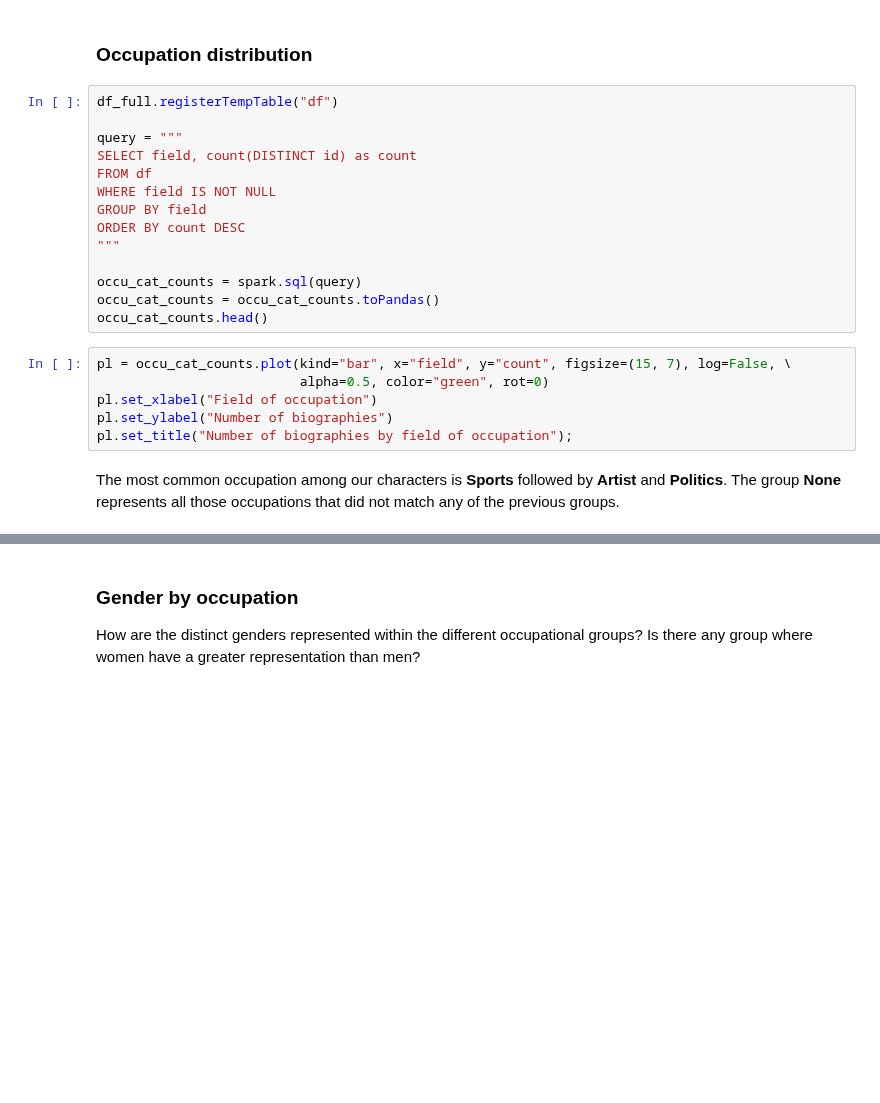
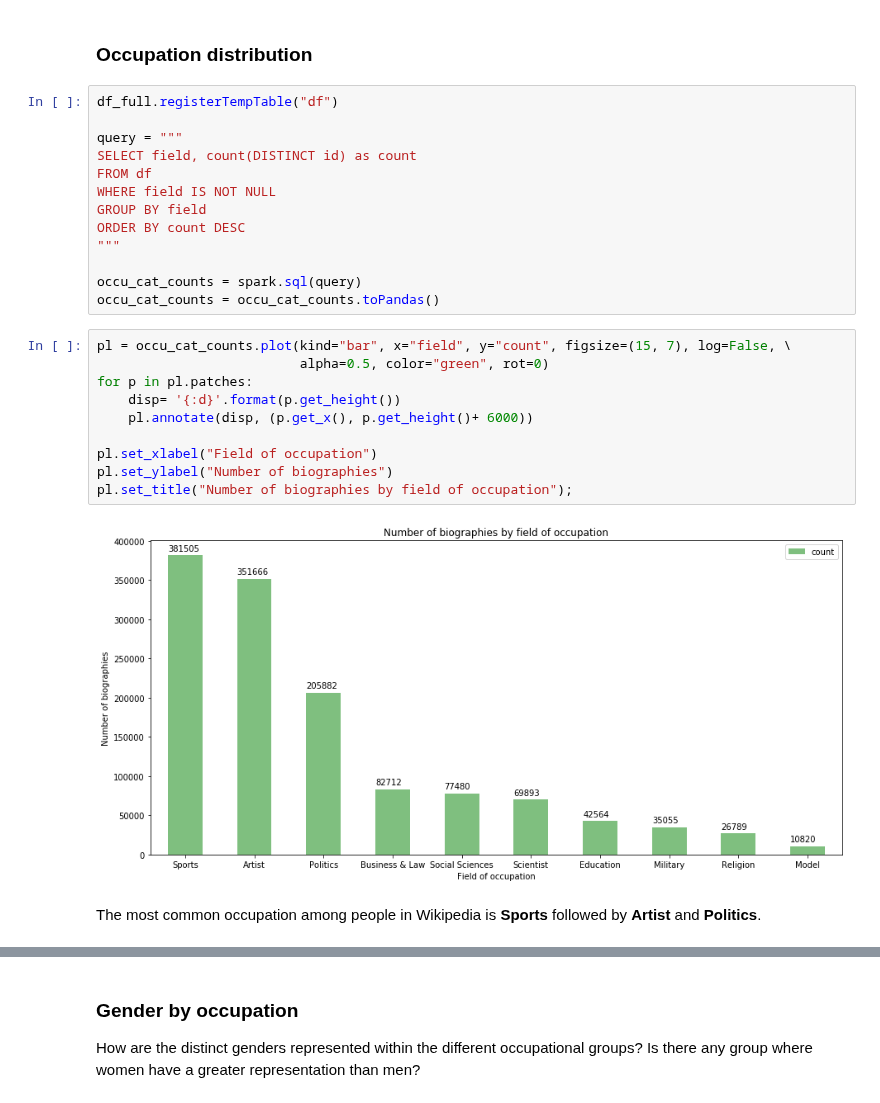
Before and after one commit to natbolon/wiki-gender, a Jupyter notebook: src/Wikipedia_Gender.ipynb, the cells around one changed output, grey strips where cells are left out. Drawn from its saved outputs; the diff is of its cells as text; blank space fills up the shorter version.

```diff
--- a/src/Wikipedia_Gender.ipynb
+++ b/src/Wikipedia_Gender.ipynb
@@ -256,15 +285,20 @@ ORDER BY count DESC
 
 occu_cat_counts = spark.sql(query)
 occu_cat_counts = occu_cat_counts.toPandas()
-occu_cat_counts.head()
 # %%
 pl = occu_cat_counts.plot(kind="bar", x="field", y="count", figsize=(15, 7), log=False, \
                           alpha=0.5, color="green", rot=0)
+for p in pl.patches:
+    disp= '{:d}'.format(p.get_height())
+    pl.annotate(disp, (p.get_x(), p.get_height()+ 6000))
+
 pl.set_xlabel("Field of occupation")
 pl.set_ylabel("Number of biographies")
 pl.set_title("Number of biographies by field of occupation");
+# %% [output]
+[figure, added]
 # %% [markdown]
-The most common occupation among our characters is **Sports** followed by **Artist** and **Politics**. The group **None** represents all those occupations that did not match any of the previous groups.
+The most common occupation among people in Wikipedia is **Sports** followed by **Artist** and **Politics**.
 # %%
 n_total = occu_cat_counts['count'].sum()
 n_sports = occu_cat_counts[occu_cat_counts['field'] == 'Sports']['count'].values[0]
```
Also changed, not shown: parts of 47 cells of this notebook.
